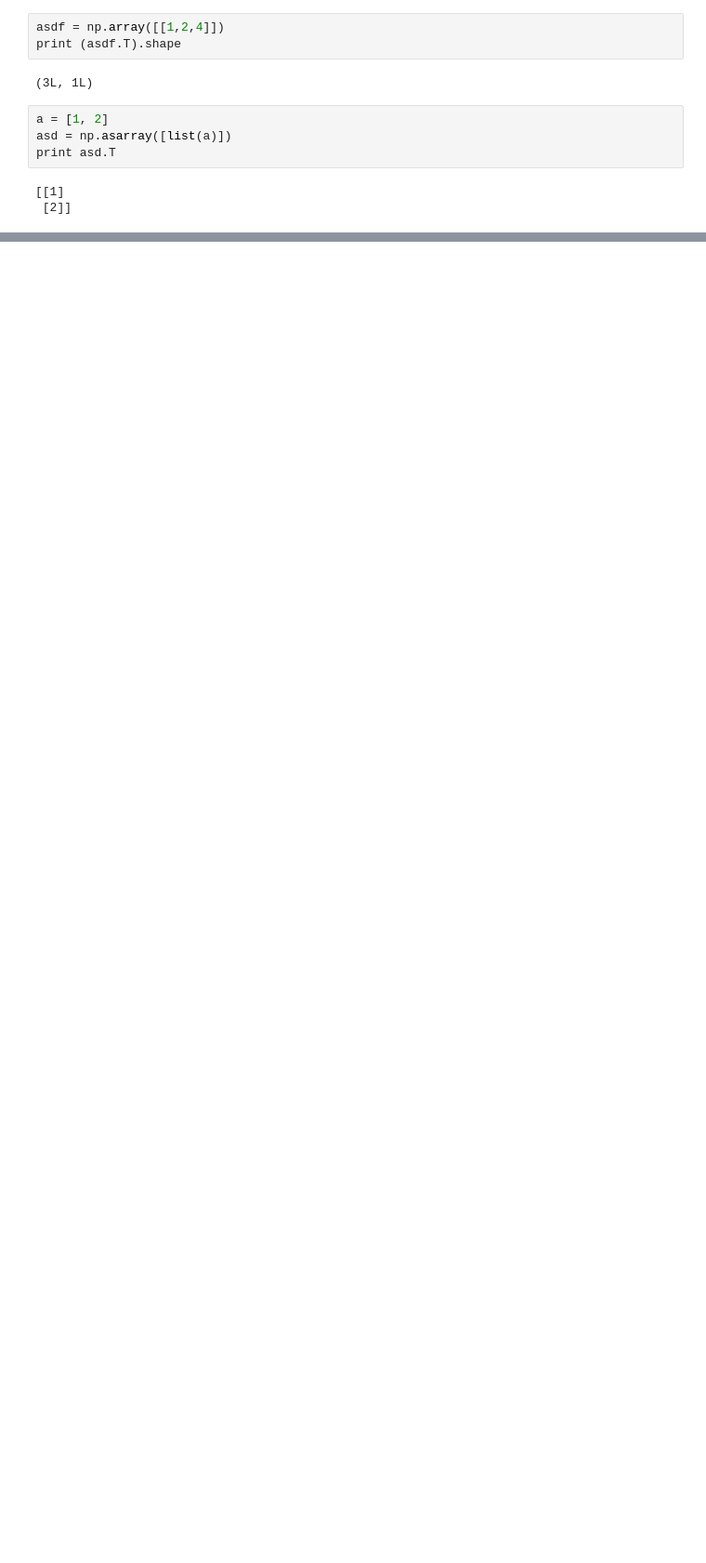
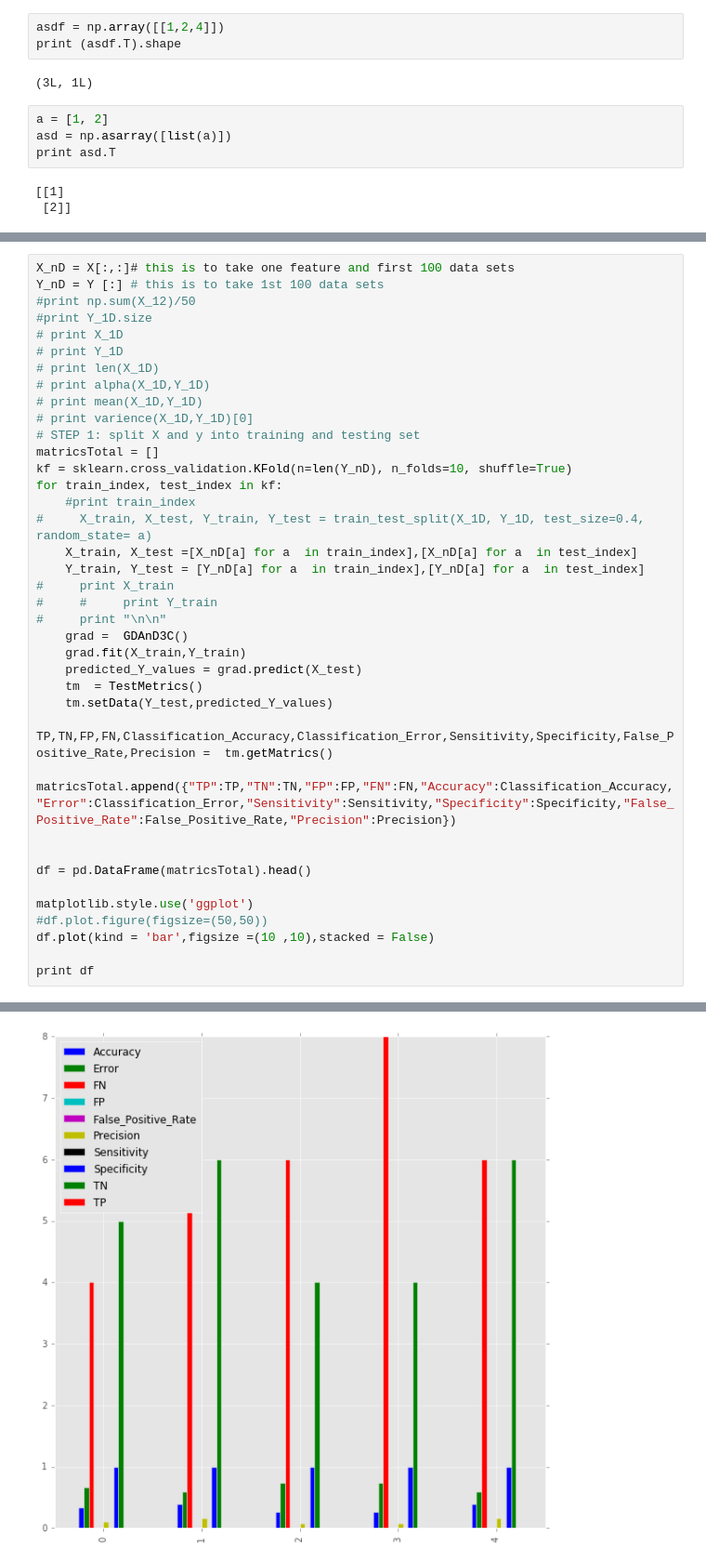
Before and after one commit to arvindshekar07/MachineLearning, a Jupyter notebook: Assignment2/Assignement2.ipynb, the cells around one changed output, grey strips where cells are left out. Shown at 93% size. Cells and saved outputs as stored; diff of their text form; blank space fills up the shorter version.

```diff
--- a/Assignment2/Assignement2.ipynb
+++ b/Assignment2/Assignement2.ipynb
@@ -286,0 +352,39 @@ print asd.T
+# %%
+X_nD = X[:,:]# this is to take one feature and first 100 data sets
+Y_nD = Y [:] # this is to take 1st 100 data sets
+#print np.sum(X_12)/50
+#print Y_1D.size
+# print X_1D
+# print Y_1D
+# print len(X_1D)
+# print alpha(X_1D,Y_1D)
+# print mean(X_1D,Y_1D)
+# print varience(X_1D,Y_1D)[0]
+# STEP 1: split X and y into training and testing set
+matricsTotal = []
+kf = sklearn.cross_validation.KFold(n=len(Y_nD), n_folds=10, shuffle=True)
+for train_index, test_index in kf:
+    #print train_index
+#     X_train, X_test, Y_train, Y_test = train_test_split(X_1D, Y_1D, test_size=0.4, random_state= a)
+    X_train, X_test =[X_nD[a] for a  in train_index],[X_nD[a] for a  in test_index]
+    Y_train, Y_test = [Y_nD[a] for a  in train_index],[Y_nD[a] for a  in test_index]
+#     print X_train
+#     #     print Y_train
+#     print "\n\n"
+    grad =  GDAnD3C()
+    grad.fit(X_train,Y_train)
+    predicted_Y_values = grad.predict(X_test)
+    tm  = TestMetrics()
+    tm.setData(Y_test,predicted_Y_values)
+    TP,TN,FP,FN,Classification_Accuracy,Classification_Error,Sensitivity,Specificity,False_Positive_Rate,Precision =  tm.getMatrics()
+    matricsTotal.append({"TP":TP,"TN":TN,"FP":FP,"FN":FN,"Accuracy":Classification_Accuracy,"Error":Classification_Error,"Sensitivity":Sensitivity,"Specificity":Specificity,"False_Positive_Rate":False_Positive_Rate,"Precision":Precision})
+
+
+df = pd.DataFrame(matricsTotal).head()
+
+matplotlib.style.use('ggplot')
+#df.plot.figure(figsize=(50,50))
+df.plot(kind = 'bar',figsize =(10 ,10),stacked = False)
+
+print df
+# %% [output]
@@ -286,0 +425 @@ print asd.T
+[figure, added]
```
Also changed, not shown: parts of 9 cells of this notebook.
